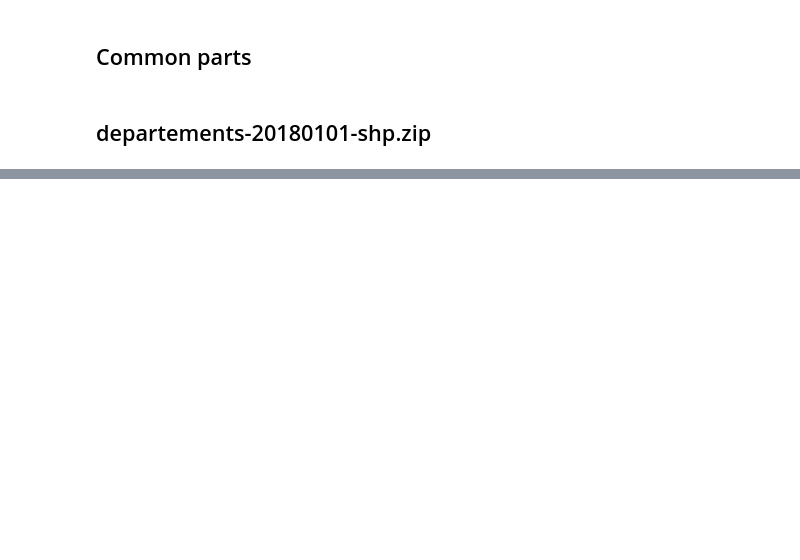
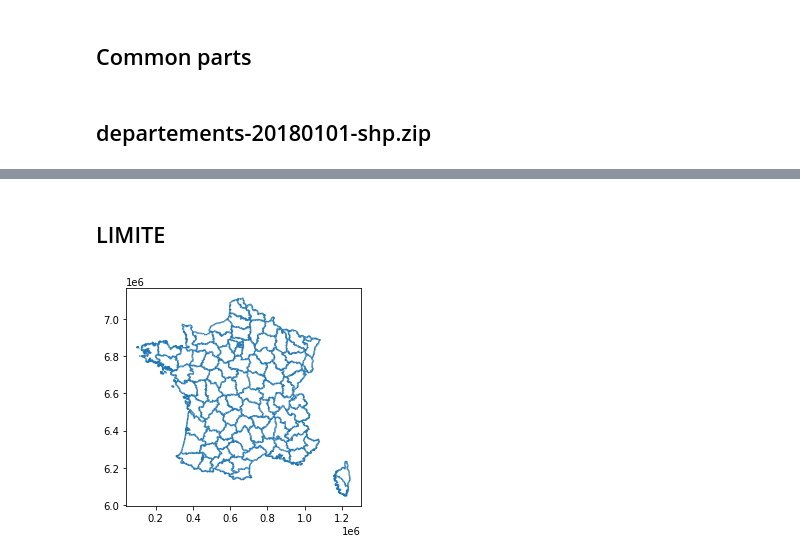
Before and after one commit to sdpython/teachdata, a Jupyter notebook: shapefiles/france_departements/try_shapefiles.ipynb, the cells around one changed output, grey strips where cells are left out. Cells and saved outputs as stored; diff of their text form; code cells hidden in the pictures; blank space fills up the shorter version.

```diff
--- a/shapefiles/france_departements/try_shapefiles.ipynb
+++ b/shapefiles/france_departements/try_shapefiles.ipynb
@@ -41,0 +73,8 @@ DriverError: '/vsizip//departements-20180101-shp.zip' does not exist in the file
+# %% [markdown]
+## LIMITE
+# %%
+shp = geo_read_csv_cache("LIMITE_DEPARTEMENT-shp", "LIMITE_DEPARTEMENT.shp")
+# %%
+shp.plot();
+# %% [output]
+[figure, added]
```
Also changed, not shown: parts of 8 cells of this notebook, 1 other file.
